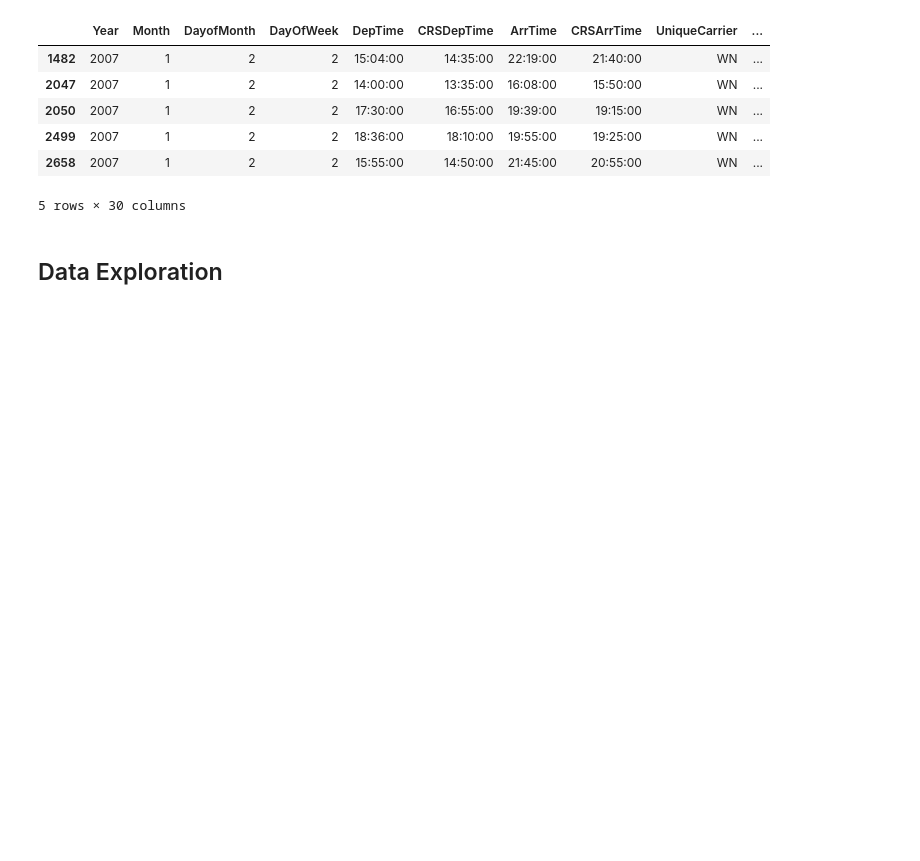
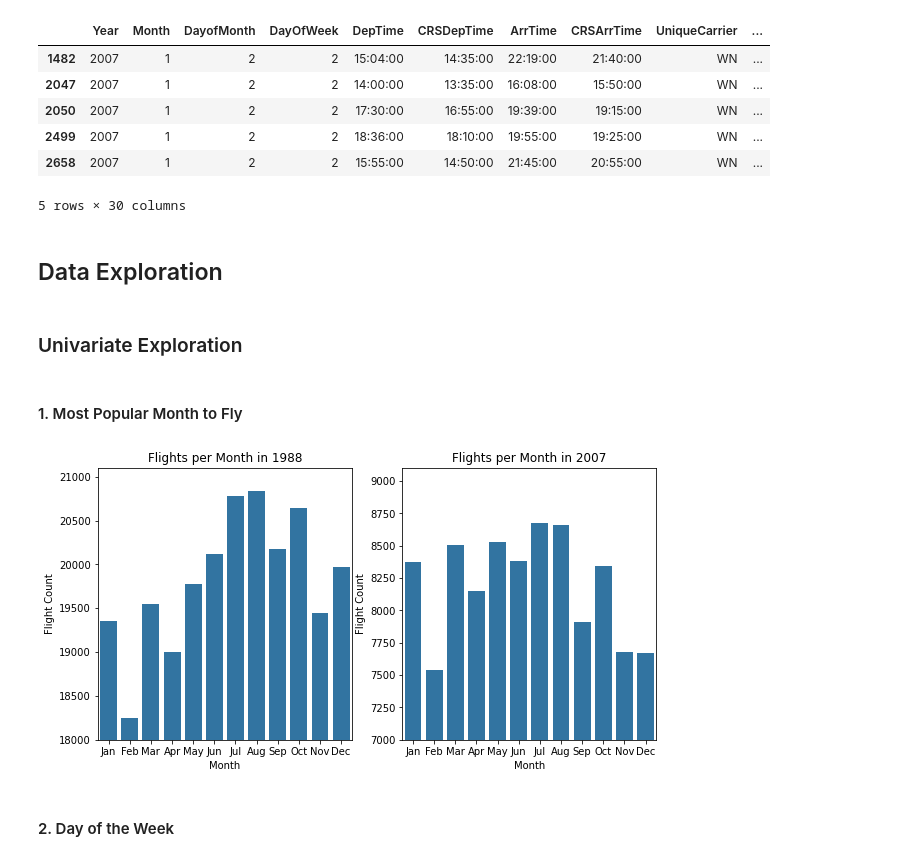
Before and after one commit to Miles-Murphy/vis_final_project, a Jupyter notebook: project_draft.ipynb, the cells around one changed output. Drawn from its saved outputs; the diff is of its cells as text; code cells hidden in the pictures; blank space fills up the shorter version.

Commit message:
Created first exploratory visualizations for flights per month

```diff
--- a/project_draft.ipynb
+++ b/project_draft.ipynb
@@ -586,3 +588,36 @@ delays_07.head()
 5 rows × 30 columns
 # %% [markdown]
 ## Data Exploration <a name="data_exploration"></a>
+# %% [markdown]
+### Univariate Exploration <a name="univariate_exploration"></a>
+# %% [markdown]
+#### 1. Most Popular Month to Fly
+# %%
+months = ['Jan', 'Feb', 'Mar', 'Apr', 'May', 'Jun', 'Jul', 'Aug', 'Sep', 'Oct', 'Nov', 'Dec']
+base_color = sns.color_palette()[0]
+
+fig = plt.figure(figsize=(10,5))
+
+plt.subplot(1, 2, 1)
+mon_fly_88 = pgh_flights_88['Month'].value_counts().sort_index()
+
+g=sns.barplot(x=mon_fly_88.index, y=mon_fly_88, color=base_color)
+g.set_xticklabels(labels=months)
+g.set_ylabel('Flight Count')
+g.set_xlabel('Month')
+g.set_title('Flights per Month in 1988')
+g.set_ylim(18000, 21100);
+
+plt.subplot(1, 2, 2)
+mon_fly_07 = pgh_flights_07['Month'].value_counts().sort_index()
+
+g=sns.barplot(x=mon_fly_07.index, y=mon_fly_07, color=base_color)
+g.set_xticklabels(labels=months)
+g.set_ylabel('Flight Count')
+g.set_xlabel('Month')
+g.set_title('Flights per Month in 2007');
+g.set_ylim(7000, 9100);
+# %% [output]
+[figure, added]
+# %% [markdown]
+#### 2. Day of the Week
```
Also changed, not shown: parts of 1 cell of this notebook.
